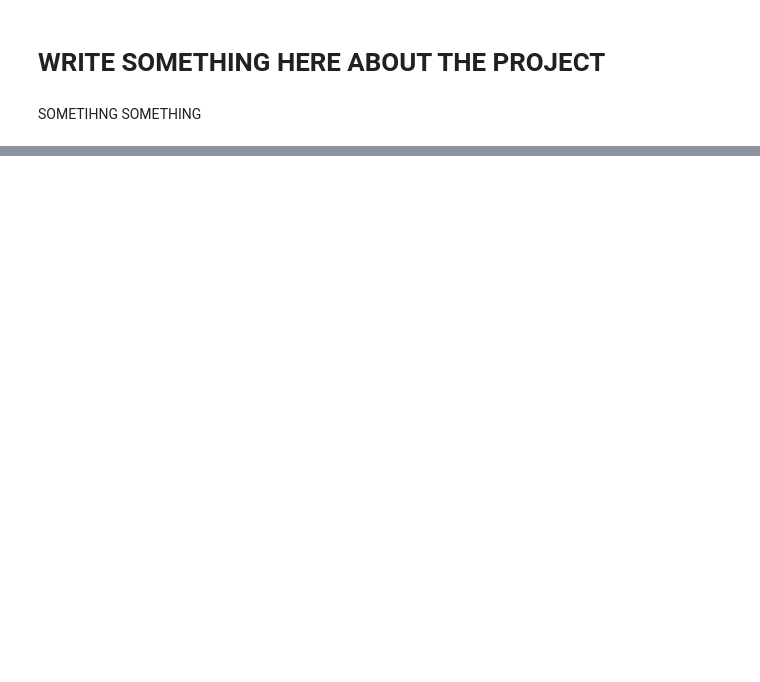
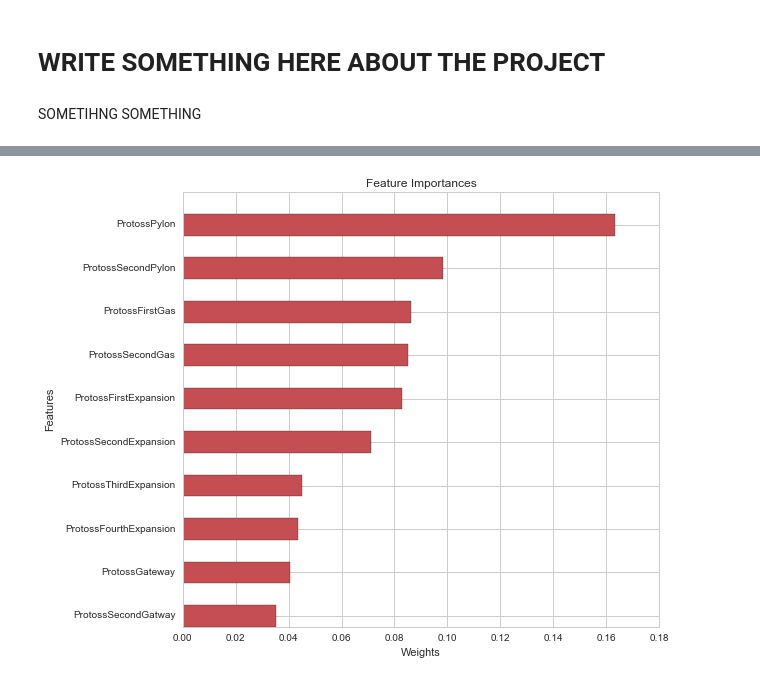
Before and after one commit to nblumenfeld/Data-Mining-Project, a Jupyter notebook: projectJupyter.ipynb, the cells around one changed output, grey strips where cells are left out. Cells and saved outputs as stored; diff of their text form; code cells hidden in the pictures; blank space fills up the shorter version.

```diff
--- a/projectJupyter.ipynb
+++ b/projectJupyter.ipynb
@@ -119,24 +129,25 @@ model_best = GradientBoostingClassifier(n_estimators=50,max_depth=2)
 model_best.fit(build_data,build_data_labels)
 yhat = model_best.predict(build_data)
 value = model_best.feature_importances_
-
-
-ind=sorted(range(len(value)),reverse=False,key=lambda k: value[k])
-features=name[ind]
-value=sorted(value,reverse=True)
-value = value[:10]
-ind=np.array(range(10))
 # %%
+ind=sorted(range(len(value)),reverse=False,key=lambda k: value[k])
+features=name[ind]
+value=sorted(value,reverse=False)
+value = value[:10]
+ind=np.array(range(10))
+
 ################################
 #feature Importance
 plt.rcParams['figure.figsize'] = (9,7)
 plt.barh(bottom=ind,height=0.5,width=value,color='r')
 plt.yticks(ind+0.25,features)
 plt.xlabel('Weights')
 plt.ylabel('Features')
 plt.title('Feature Importances')
 plt.tight_layout()
 plt.show()
+# %% [output]
+[figure, added]
 # %%
 ################################
 # Pie chart using plotly
```
Also changed, not shown: parts of 6 cells of this notebook.
